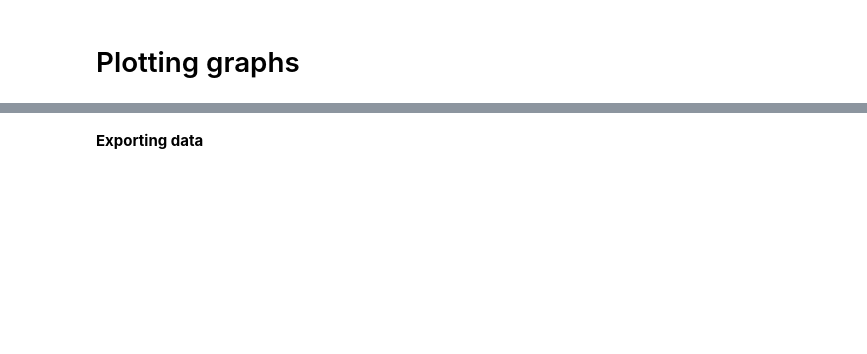
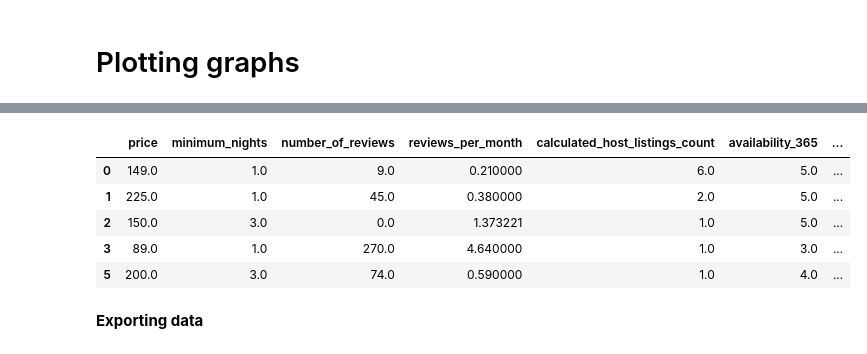
Before and after one commit to eshan-srivastava/dac-airbnb-project, a Jupyter notebook: notebooks/Data Cleaning.ipynb, the cells around one changed output, grey strips where cells are left out. Drawn from its saved outputs; the diff is of its cells as text; code cells hidden in the pictures; blank space fills up the shorter version.

```diff
--- a/notebooks/Data Cleaning.ipynb
+++ b/notebooks/Data Cleaning.ipynb
@@ -219 +302,10 @@ Index(['neighbourhood_group', 'room_type', 'price', 'minimum_nights',
 df1_1h2 = pd.get_dummies(df1, columns=['neighbourhood_group',"room_type"], prefix = ['ng',"rt"],drop_first=True)
+# %%
+df1_1h2.head()
+# %% [output]
+|  | price | minimum_nights | number_of_reviews | reviews_per_month | calculated_host_listings_count | availability_365 | ... |
+| 0 | 149.0 | 1.0 | 9.0 | 0.210000 | 6.0 | 5.0 | ... |
+| 1 | 225.0 | 1.0 | 45.0 | 0.380000 | 2.0 | 5.0 | ... |
+| 2 | 150.0 | 3.0 | 0.0 | 1.373221 | 1.0 | 5.0 | ... |
+| 3 | 89.0 | 1.0 | 270.0 | 4.640000 | 1.0 | 3.0 | ... |
+| 5 | 200.0 | 3.0 | 74.0 | 0.590000 | 1.0 | 4.0 | ... |
```
Also changed, not shown: parts of 26 cells of this notebook, 7 other files.
